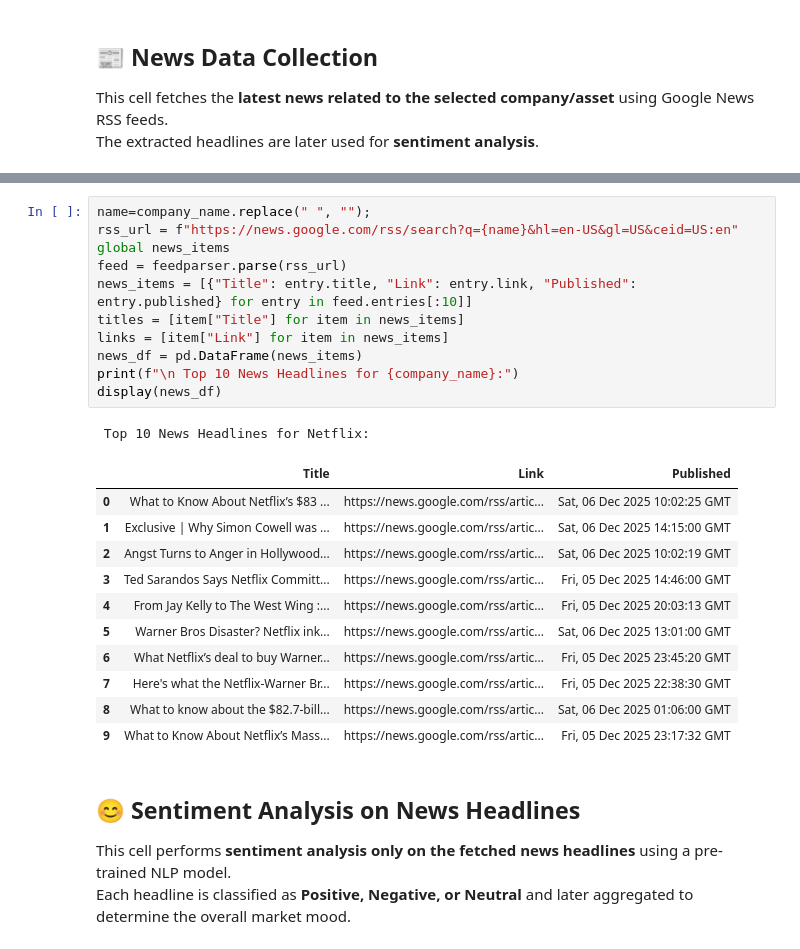
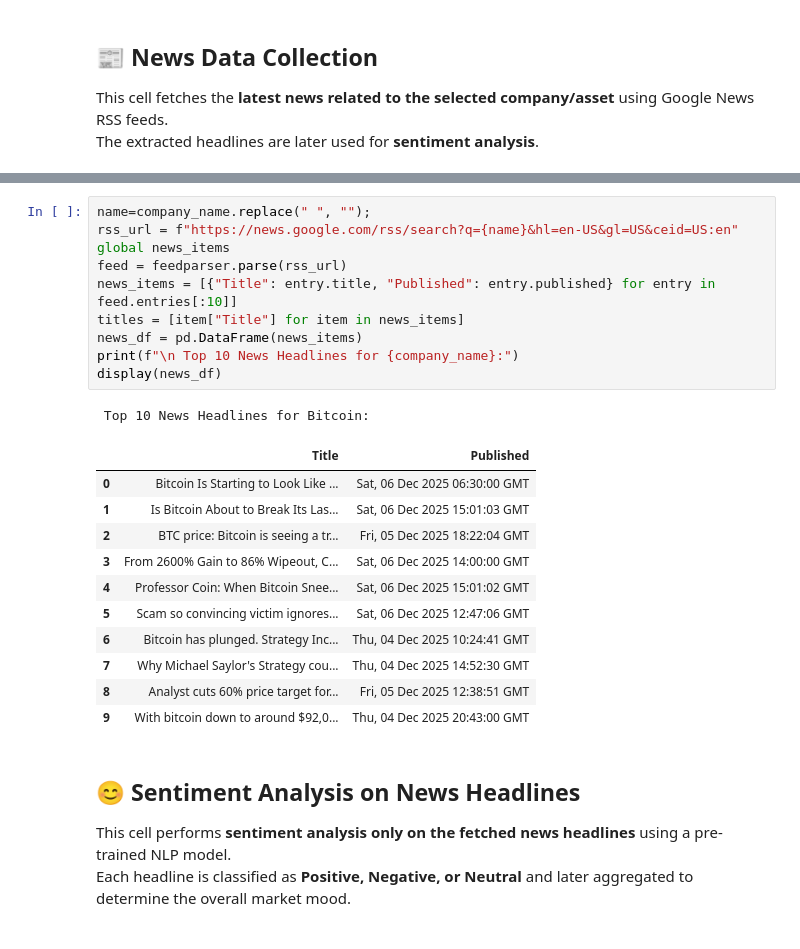
Before and after one commit to gopichandchalla16/infosys-internship-real-time-industry-insight-system, a Jupyter notebook: Project_Sprint1.ipynb, the cells around one changed output, grey strips where cells are left out. Cells and saved outputs as stored; diff of their text form.

```diff
--- a/Project_Sprint1.ipynb
+++ b/Project_Sprint1.ipynb
@@ -595,27 +596,26 @@ else:
 # %%
 name=company_name.replace(" ", "");
 rss_url = f"https://news.google.com/rss/search?q={name}&hl=en-US&gl=US&ceid=US:en"
 global news_items
 feed = feedparser.parse(rss_url)
-news_items = [{"Title": entry.title, "Link": entry.link, "Published": entry.published} for entry in feed.entries[:10]]
+news_items = [{"Title": entry.title, "Published": entry.published} for entry in feed.entries[:10]]
 titles = [item["Title"] for item in news_items]
-links = [item["Link"] for item in news_items]
 news_df = pd.DataFrame(news_items)
 print(f"\n Top 10 News Headlines for {company_name}:")
 display(news_df)
 # %% [output]
- Top 10 News Headlines for Netflix:
+ Top 10 News Headlines for Bitcoin:
-|  | Title | Link | Published |
-| 0 | What to Know About Netflix’s $83 ... | https://news.google.com/rss/artic... | Sat, 06 Dec 2025 10:02:25 GMT |
-| 1 | Exclusive | Why Simon Cowell was ... | https://news.google.com/rss/artic... | Sat, 06 Dec 2025 14:15:00 GMT |
-| 2 | Angst Turns to Anger in Hollywood... | https://news.google.com/rss/artic... | Sat, 06 Dec 2025 10:02:19 GMT |
-| 3 | Ted Sarandos Says Netflix Committ... | https://news.google.com/rss/artic... | Fri, 05 Dec 2025 14:46:00 GMT |
-| 4 | From Jay Kelly to The West Wing :... | https://news.google.com/rss/artic... | Fri, 05 Dec 2025 20:03:13 GMT |
-| 5 | Warner Bros Disaster? Netflix ink... | https://news.google.com/rss/artic... | Sat, 06 Dec 2025 13:01:00 GMT |
-| 6 | What Netflix’s deal to buy Warner... | https://news.google.com/rss/artic... | Fri, 05 Dec 2025 23:45:20 GMT |
-| 7 | Here's what the Netflix-Warner Br... | https://news.google.com/rss/artic... | Fri, 05 Dec 2025 22:38:30 GMT |
-| 8 | What to know about the $82.7-bill... | https://news.google.com/rss/artic... | Sat, 06 Dec 2025 01:06:00 GMT |
-| 9 | What to Know About Netflix’s Mass... | https://news.google.com/rss/artic... | Fri, 05 Dec 2025 23:17:32 GMT |
+|  | Title | Published |
+| 0 | Bitcoin Is Starting to Look Like ... | Sat, 06 Dec 2025 06:30:00 GMT |
+| 1 | Is Bitcoin About to Break Its Las... | Sat, 06 Dec 2025 15:01:03 GMT |
+| 2 | BTC price: Bitcoin is seeing a tr... | Fri, 05 Dec 2025 18:22:04 GMT |
+| 3 | From 2600% Gain to 86% Wipeout, C... | Sat, 06 Dec 2025 14:00:00 GMT |
+| 4 | Professor Coin: When Bitcoin Snee... | Sat, 06 Dec 2025 15:01:02 GMT |
+| 5 | Scam so convincing victim ignores... | Sat, 06 Dec 2025 12:47:06 GMT |
+| 6 | Bitcoin has plunged. Strategy Inc... | Thu, 04 Dec 2025 10:24:41 GMT |
+| 7 | Why Michael Saylor's Strategy cou... | Thu, 04 Dec 2025 14:52:30 GMT |
+| 8 | Analyst cuts 60% price target for... | Fri, 05 Dec 2025 12:38:51 GMT |
+| 9 | With bitcoin down to around $92,0... | Thu, 04 Dec 2025 20:43:00 GMT |
 # %% [markdown]
 ## 😊 Sentiment Analysis on News Headlines
 
```
Also changed, not shown: parts of 9 cells of this notebook.
